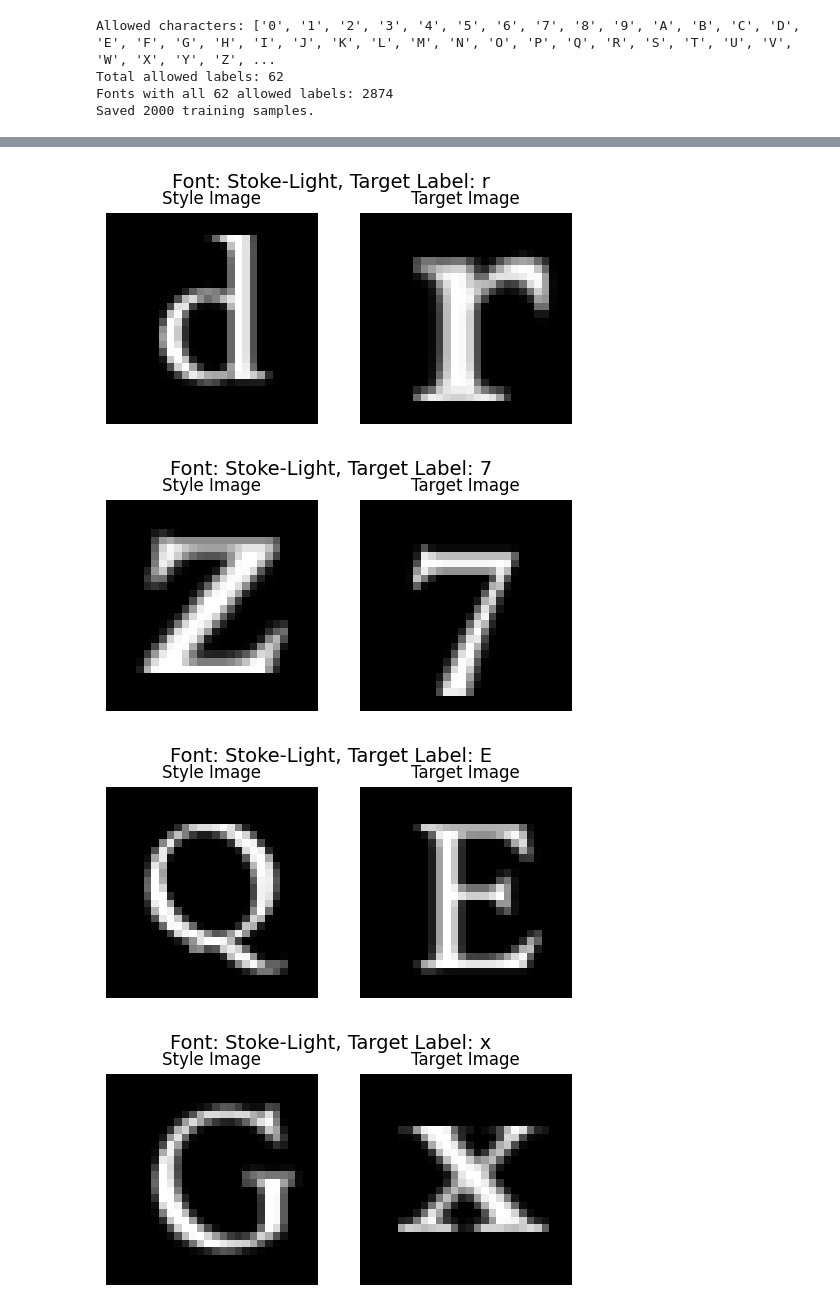
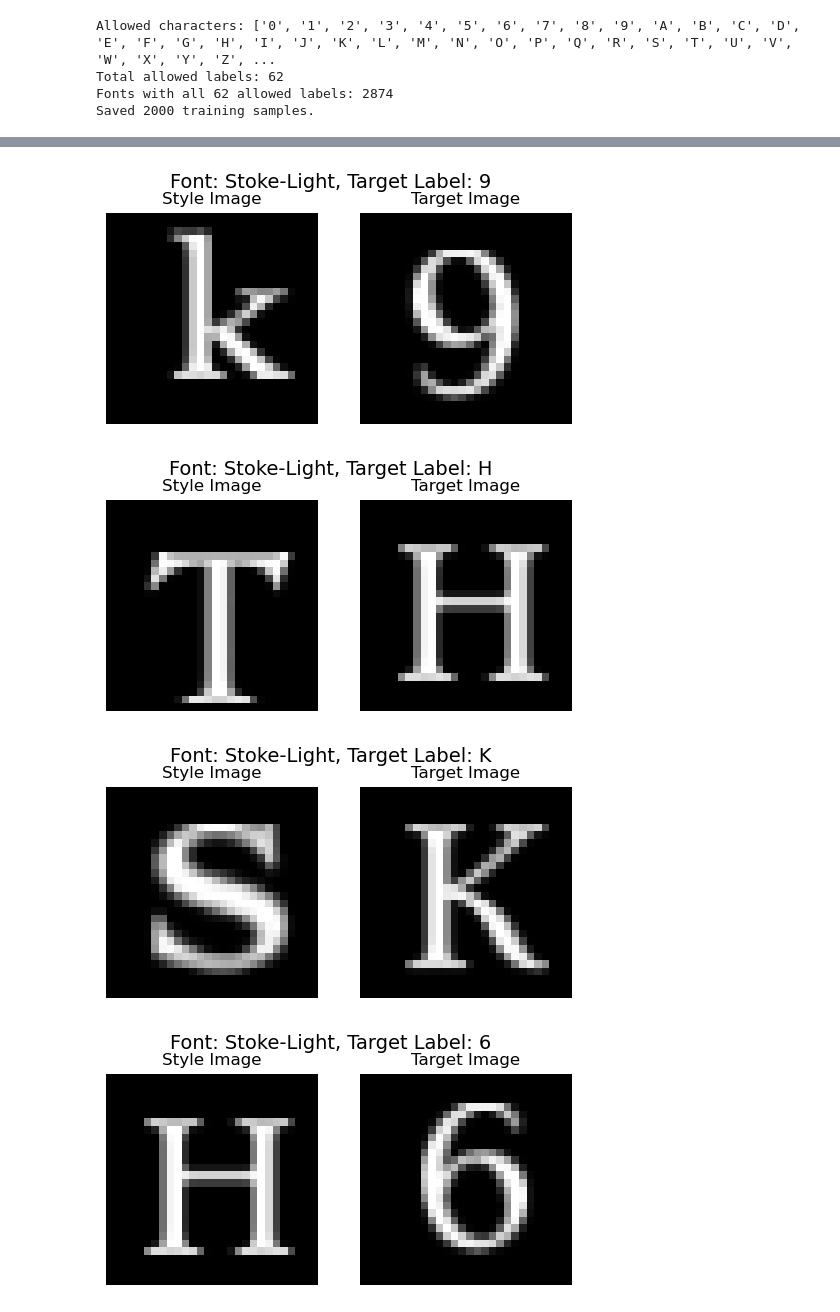
Before and after one commit to JackWang0318/ECE285-cvae, a Jupyter notebook: Dataset_preprocess.ipynb, the cells around one changed output, grey strips where cells are left out. Saved outputs shown, nothing was run; the diff lists cells and outputs as text; code cells hidden in the pictures.

```diff
--- a/Dataset_preprocess.ipynb
+++ b/Dataset_preprocess.ipynb
@@ -87,14 +150,14 @@ def visualize_sample_pair(sample, index=None):
     plt.show()
 # %%
 # Load and visualize
-with open("./dataset/font_transfer_dataset_62chars.pkl", "rb") as f:
+with open("./dataset/font_transfer_dataset_62chars_20k.pkl", "rb") as f:
     dataset = pickle.load(f)
 
 # Visualize the first 5 samples
 for i in range(5):
     visualize_sample_pair(dataset[i], index=None)
 # %% [output]
-[figure, old version]
+[figure, new version]
-[figure, old version]
+[figure, new version]
-[figure, old version]
+[figure, new version]
-[figure, old version]
+[figure, new version]
```
Also changed, not shown: parts of 3 cells of this notebook, 2 other files.
